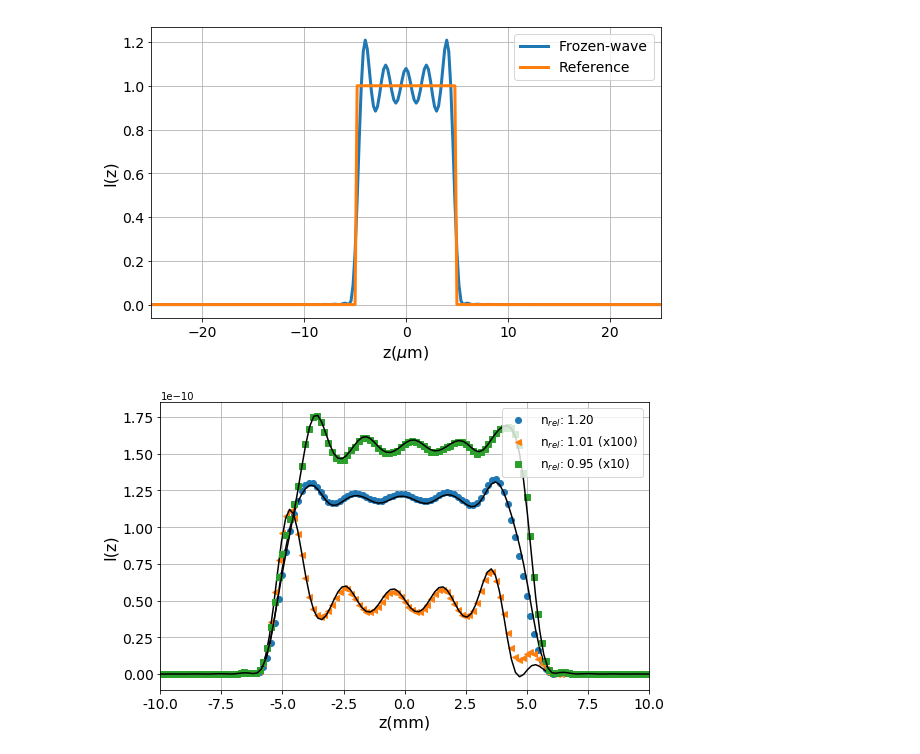
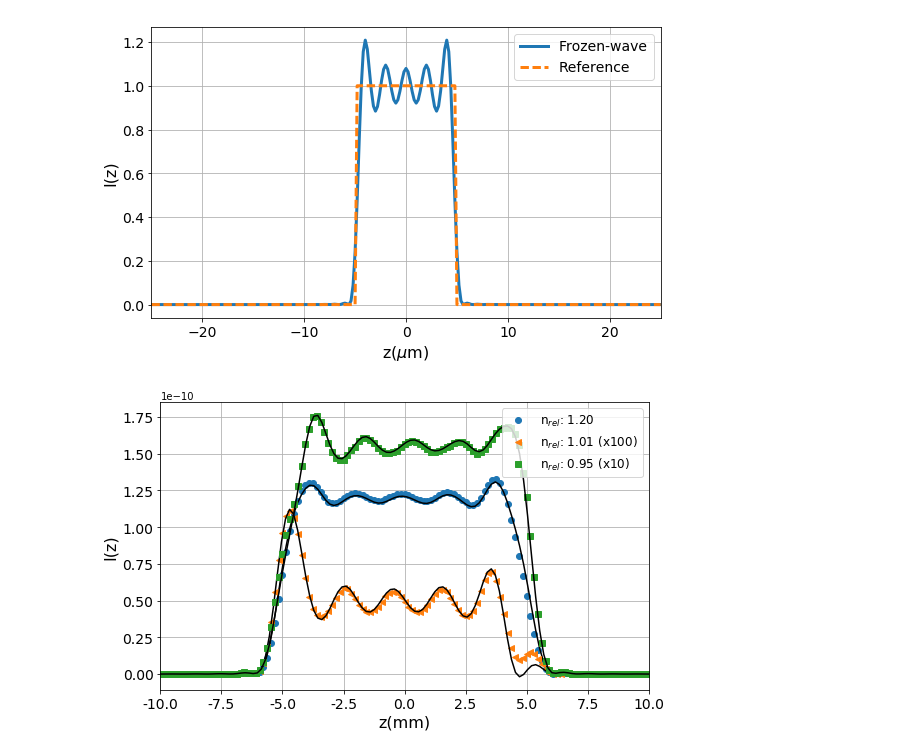
Before and after one commit to arantespp/opticalforces, a Jupyter notebook: examples/imoc2017-vec-frozen-wave/lip-const-fw.ipynb, the cells around one changed output. Drawn from its saved outputs; the diff is of its cells as text; code cells hidden in the pictures.

```diff
--- a/examples/imoc2017-vec-frozen-wave/lip-const-fw.ipynb
+++ b/examples/imoc2017-vec-frozen-wave/lip-const-fw.ipynb
@@ -30,24 +30,24 @@ vfw.reference_function = lip_const_func
 # %%
 z = np.linspace(-L/2, L/2, 251)
 
 fig_num += 1
 plt.figure(fig_num, figsize=(5*1.618, 5))
 
 plt.plot([z*1e3 for z in z], [vfw.intensity(0, 0, z) for z in z], lw=3, label='Frozen-wave')
-plt.plot([z*1e3 for z in z], [vfw.reference_function(z)**2 for z in z], lw=3, label='Reference')
+plt.plot([z*1e3 for z in z], [vfw.reference_function(z)**2 for z in z], '--', lw=3, label='Reference')
 plt.legend(fontsize=12, loc=1)
 plt.xlim([-L/2*1e3, L/2*1e3])
 plt.legend(fontsize=14, loc=1)
 plt.tick_params(axis='x', labelsize=14)
 plt.tick_params(axis='y', labelsize=14)
 plt.xlabel(r'z($\mu$m)', fontsize=16)
 plt.ylabel('I(z)', fontsize=16)
 plt.grid()
 plt.tight_layout()
 plt.savefig('LIP-const-perfil-2D.png')
 plt.show()
 # %% [output]
-[figure, old version]
+[figure, new version]
 # %%
 # LIP Frozen Wave longitudinal forces
 fig_num += 1
```
Also changed, not shown: 7 other files.
